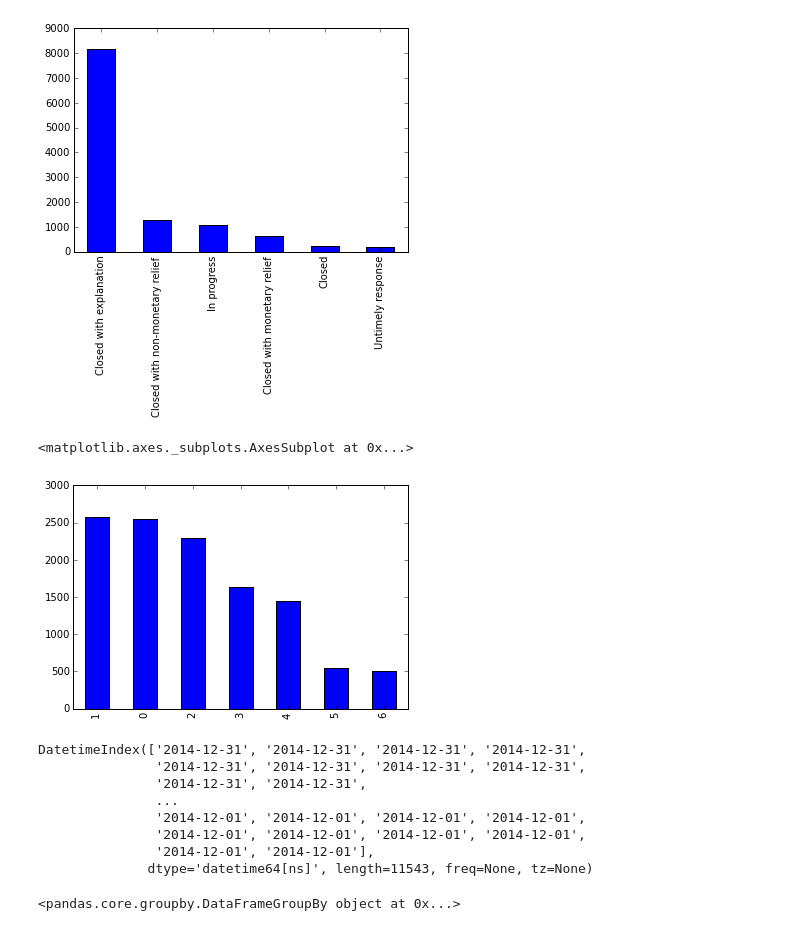
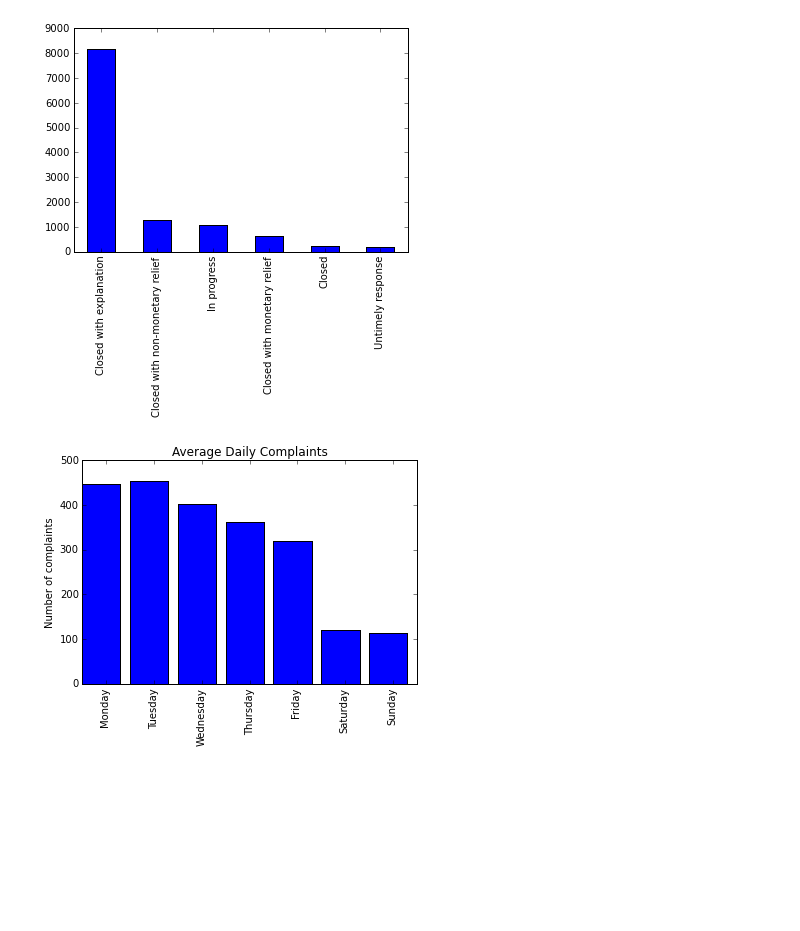
Before and after one commit to Shea-Wolfe/consumer-complaints, a Jupyter notebook: consumer_complaints.ipynb, the cells around one changed output. Saved outputs shown, nothing was run; the diff lists cells and outputs as text; code cells hidden in the pictures; blank space fills up the shorter version.

Commit message:
Fixed graph of average complaints by day of week

```diff
--- a/consumer_complaints.ipynb
+++ b/consumer_complaints.ipynb
@@ -24,28 +24,16 @@ complaints['Company response'].value_counts().plot(kind='bar')
 <matplotlib.axes._subplots.AxesSubplot at 0x...>
 [figure]
 # %%
-dates = complaints.pop('Date received')
+dates = complaints['Date received']
 # %%
 complaints.index = pd.to_datetime(dates, format='%m/%d/%Y')
-# %%
-complaints.index.value_counts().plot(kind='bar')
-# %% [output]
-<matplotlib.axes._subplots.AxesSubplot at 0x...>
-[figure, removed]
-# %%
-pd.DatetimeIndex(complaints.index)
-# %% [output]
-DatetimeIndex(['2014-12-31', '2014-12-31', '2014-12-31', '2014-12-31',
-               '2014-12-31', '2014-12-31', '2014-12-31', '2014-12-31',
-               '2014-12-31', '2014-12-31',
-               ...
-               '2014-12-01', '2014-12-01', '2014-12-01', '2014-12-01',
-               '2014-12-01', '2014-12-01', '2014-12-01', '2014-12-01',
-               '2014-12-01', '2014-12-01'],
-              dtype='datetime64[ns]', length=11543, freq=None, tz=None)
 # %%
-complaints.index = complaints.index.weekday
+complaints['Weekdays'] = complaints.index.to_series().map(lambda d: d.weekday())
-# %%
-complaints.
-# %% [output]
-<pandas.core.groupby.DataFrameGroupBy object at 0x...>
+# %%
+plt.bar(range(7),[complaints[complaints.Weekdays == x].count().mean()/len(complaints[complaints.Weekdays == x].index.unique()) for x in range(7)])
+plt.xticks([x+.5 for x in range(7)], ['Monday','Tuesday','Wednesday','Thursday','Friday','Saturday','Sunday'],rotation=90)
+plt.title('Average Daily Complaints')
+plt.ylabel('Number of complaints')
+plt.show()
+# %% [output]
+[figure, added]
```
